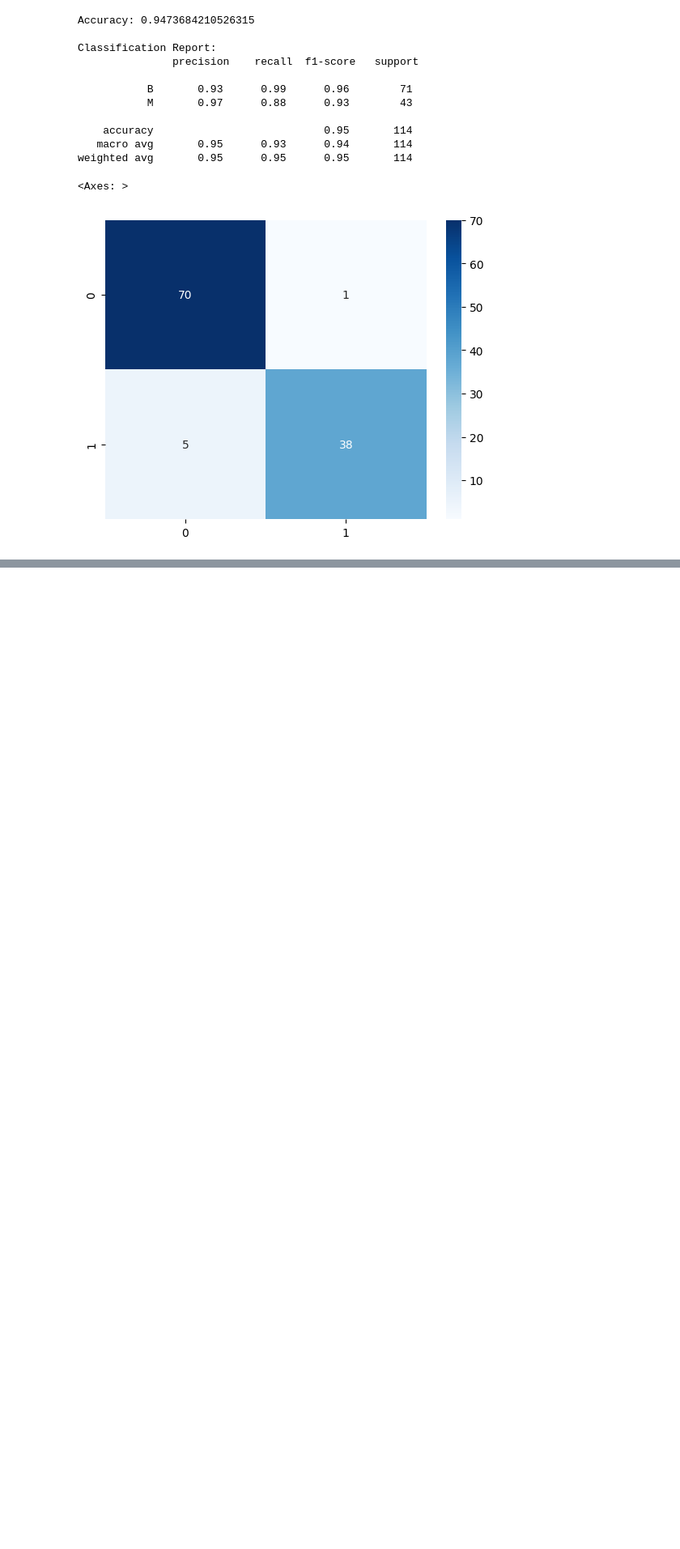
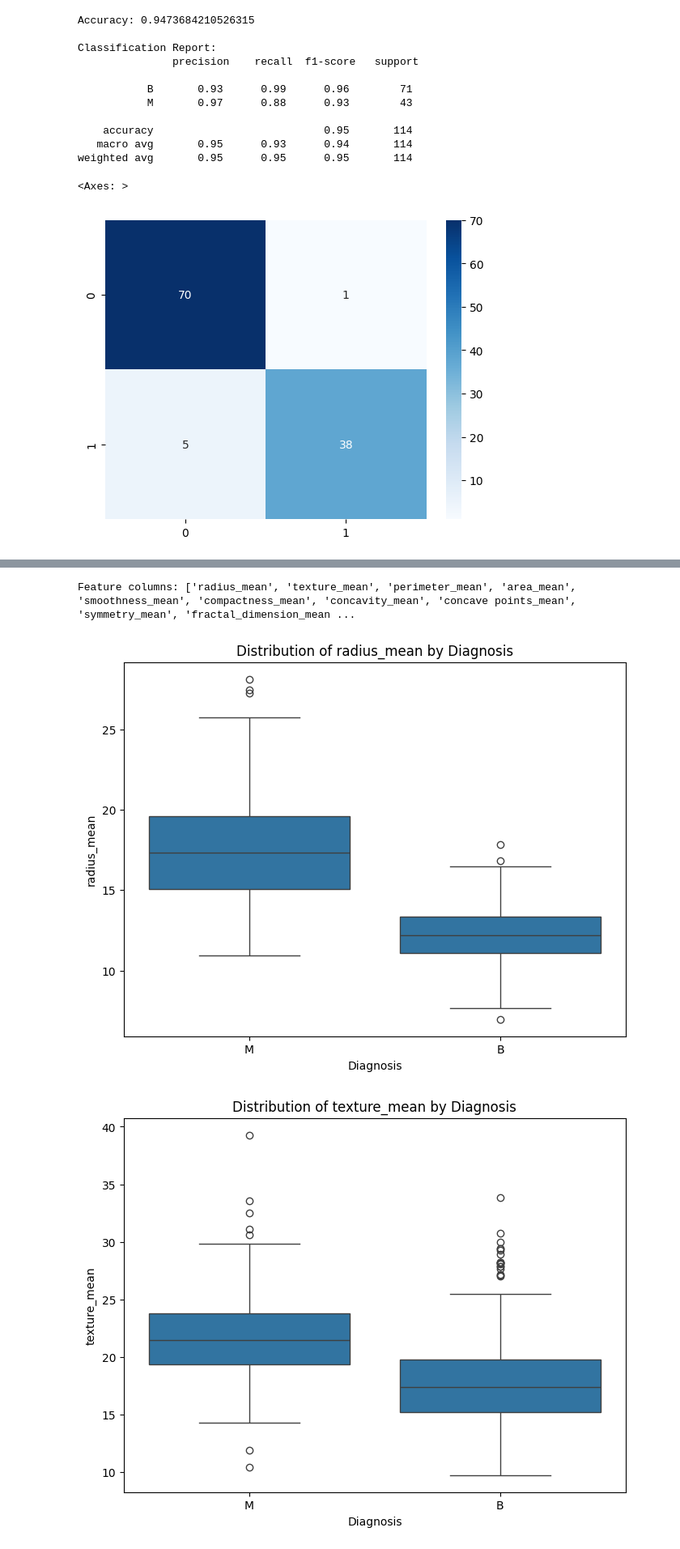
Before and after one commit to dindahanifa/mechine_learning, a Jupyter notebook: Breast_Cancer_Wisconsin.ipynb, the cells around one changed output, grey strips where cells are left out. Shown at 81% size. Drawn from its saved outputs; the diff is of its cells as text; code cells hidden in the pictures; blank space fills up the shorter version.

```diff
--- a/Breast_Cancer_Wisconsin.ipynb
+++ b/Breast_Cancer_Wisconsin.ipynb
@@ -175,0 +189,17 @@ weighted avg       0.95      0.95      0.95       114
+# %%
+feature_columns = data.columns.tolist()
+feature_columns.remove('diagnosis')
+print("Feature columns:", feature_columns)
+# %% [output]
+Feature columns: ['radius_mean', 'texture_mean', 'perimeter_mean', 'area_mean', 'smoothness_mean', 'compactness_mean', 'concavity_mean', 'concave points_mean', 'symmetry_mean', 'fractal_dimension_mean ...
+# %%
+for feature in feature_columns:
+    plt.figure(figsize=(8, 6))
+    sns.boxplot(x='diagnosis', y=feature, data=data)
+    plt.title(f'Distribution of {feature} by Diagnosis')
+    plt.xlabel('Diagnosis')
+    plt.ylabel(feature)
+    plt.show()
+# %% [output]
+[figure, added]
+[figure, added]
```
Also changed, not shown: parts of 5 cells of this notebook.
